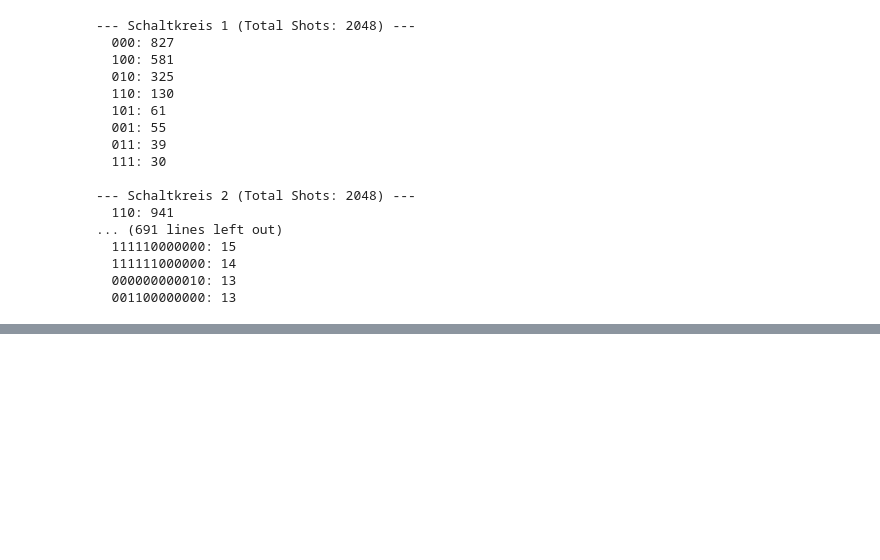
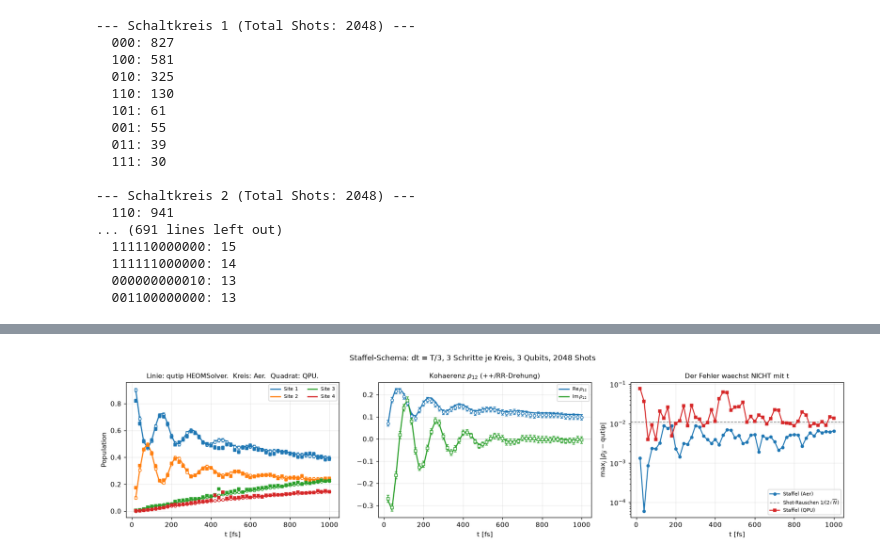
Before and after one commit to Simon14052002/Seneviratne_Pathintegral, a Jupyter notebook: non_markov/hardware_4_site_FMO_with_compression/main_hardware.ipynb, the cells around one changed output, grey strips where cells are left out. Saved outputs shown, nothing was run; the diff lists cells and outputs as text; code cells hidden in the pictures; blank space fills up the shorter version.

```diff
--- a/non_markov/hardware_4_site_FMO_with_compression/main_hardware.ipynb
+++ b/non_markov/hardware_4_site_FMO_with_compression/main_hardware.ipynb
@@ -733,0 +844,10 @@ Error:
+# %%
+# --- Parameter des Staffel-Laufs ----------------------------------------
+K_STAFFEL = 3                              # Schritte je Kreis; <= M_KRYLOV-1
+T_ZIEL    = np.arange(20.0, 1001.0, 20.0)  # 50 Zeitpunkte, alle 20 fs
+CACHE     = 'data/staffel_grids.npz'       # Gitterbau ist teuer -> cachen
+
+grids = hw.staffel_grids(T_ZIEL, n_sites=N_SITES, m=M_KRYLOV, k=K_STAFFEL,
+                         delta=DELTA, model=MODEL, rho0=RHO0, cache=CACHE)
+print(f"  {len(grids)} Gitter, dt von {grids[0][1]['dt_fs']:.2f} bis "
+      f"{grids[-1][1]['dt_fs']:.2f} fs")
@@ -733,0 +857,5 @@ Error:
+# %%
+jobs_s = hw.staffel_circuits(grids, PAIRS, k=K_STAFFEL, method=METHOD,
+                             defer=DEFER, floor=FLOOR)
+print(f"  {len(jobs_s)} Schaltkreise = {len(jobs_s)//len(grids)} je Zielzeit")
+kosten_s = hw.report_cost(grids[0][1], jobs_s, shots=SHOTS)
@@ -733,0 +880,3 @@ Error:
+# %%
+rho_as, err_as, info_as = hw.verify_staffel_in_aer(grids, jobs_s, shots=SHOTS,
+                                                  pairs=PAIRS)
@@ -733,0 +952,71 @@ Error:
+# %%
+if counts_s is not None:
+    rho_hs, err_hs, info_hs = hw.analyze_staffel(grids, jobs_s, counts_s,
+                                                 pairs=PAIRS)
+    hs_tr = info_hs['rho_tr']
+else:
+    rho_hs = err_hs = info_hs = hs_tr = None
+    print("  !! KEINE Hardwaredaten -- es wird NUR Aer geplottet.")
+
+Ts   = info_as['T_fs']
+refs = info_as['reference']
+as_tr = info_as['rho_tr']
+ok_as = np.isfinite(np.real(rho_as[:, 0, 0]))
+ok_h  = (np.isfinite(np.real(rho_hs[:, 0, 0])) if rho_hs is not None else None)
+
+fig, ax = plt.subplots(1, 3, figsize=(15.6, 4))
+
+for j in range(N):                       # (a) Populationen
+    ax[0].plot(Ts, np.real(refs[:, j, j]), color=cols[j], lw=1.7,
+               label=f'Site {j+1}')
+    ax[0].errorbar(Ts[ok_as], np.real(as_tr[ok_as, j, j]),
+                   yerr=err_as[ok_as, j, j], fmt='o', ms=4, capsize=2,
+                   color=cols[j], mfc='white', lw=1.0)
+    if rho_hs is not None:
+        ax[0].errorbar(Ts[ok_h], np.real(hs_tr[ok_h, j, j]),
+                       yerr=err_hs[ok_h, j, j], fmt='s', ms=4, capsize=2,
+                       color=cols[j], lw=1.0)
+ax[0].set_ylabel('Population')
+ax[0].set_title('Linie: qutip HEOMSolver.  Kreis: Aer.'
+                + ('  Quadrat: QPU.' if rho_hs is not None else ''))
+ax[0].legend(ncol=2, fontsize=7)
+
+a, b = PAIRS[0]                          # (b) Kohaerenz
+for teil, lab, mk, cc, ee in ((np.real, r'\mathrm{Re}', 'o', 'C0', err_as),
+                              (np.imag, r'\mathrm{Im}', 's', 'C2',
+                               info_as['rho_err_im'])):
+    ax[1].plot(Ts, teil(refs[:, a, b]), lw=1.7, color=cc,
+               label=rf'${lab}\,\rho_{{{a+1}{b+1}}}$')
+    ax[1].errorbar(Ts[ok_as], teil(as_tr[ok_as, a, b]), yerr=ee[ok_as, a, b],
+                   fmt=mk, ms=4, capsize=2, mfc='white', lw=1.0, color=cc)
+    if rho_hs is not None:          # Hardware-Kohaerenzen -- werden von
+        eh = (err_hs if teil is np.real      # analyze_staffel mitberechnet
+              else info_hs['rho_err_im'])
+        ax[1].errorbar(Ts[ok_h], teil(hs_tr[ok_h, a, b]), yerr=eh[ok_h, a, b],
+                       fmt='D', ms=4, capsize=2, lw=1.0, color=cc)
+ax[1].axhline(0, color='0.85', lw=.8, zorder=0)
+ax[1].set_title(rf'Kohaerenz $\rho_{{{a+1}{b+1}}}$ (++/RR-Drehung)'
+                + ('  Raute: QPU.' if rho_hs is not None else ''))
+ax[1].legend(fontsize=7)
+
+dmax = lambda R, k: np.abs(np.real(np.diag(R[k]))
+                           - np.real(np.diag(refs[k]))).max()
+ax[2].semilogy(Ts[ok_as], [dmax(as_tr, k) for k in np.where(ok_as)[0]],
+               'o-', ms=4, color='C0', label='Staffel (Aer)')
+ax[2].axhline(1 / (2 * np.sqrt(SHOTS)), color='0.5', ls='--', lw=1,
+              label=r'Shot-Rauschen $1/(2\sqrt{N})$')
+if rho_hs is not None:
+    ax[2].semilogy(Ts[ok_h], [dmax(hs_tr, k) for k in np.where(ok_h)[0]],
+                   's-', ms=4, color='C3', label='Staffel (QPU)')
+ax[2].set_ylabel(r'max$_j\,|\rho_{jj} - $qutip$|$')
+ax[2].set_title('Der Fehler waechst NICHT mit t')
+ax[2].legend(fontsize=7)
+
+for A in ax:
+    A.set_xlabel('t [fs]'); A.grid(alpha=.25)
+fig.suptitle(f'Staffel-Schema: dt = T/{K_STAFFEL}, {K_STAFFEL} Schritte je Kreis, '
+             f'{grid["n_qubits"]} Qubits, {SHOTS} Shots', fontsize=11)
+fig.tight_layout()
+fig.savefig(f'{PIC}/staffel.png', dpi=150, bbox_inches='tight')
+plt.show()
+# %% [output]
@@ -733,0 +1040 @@ Error:
+[figure, added]
```
Also changed, not shown: parts of 23 cells of this notebook, 11 other files.
